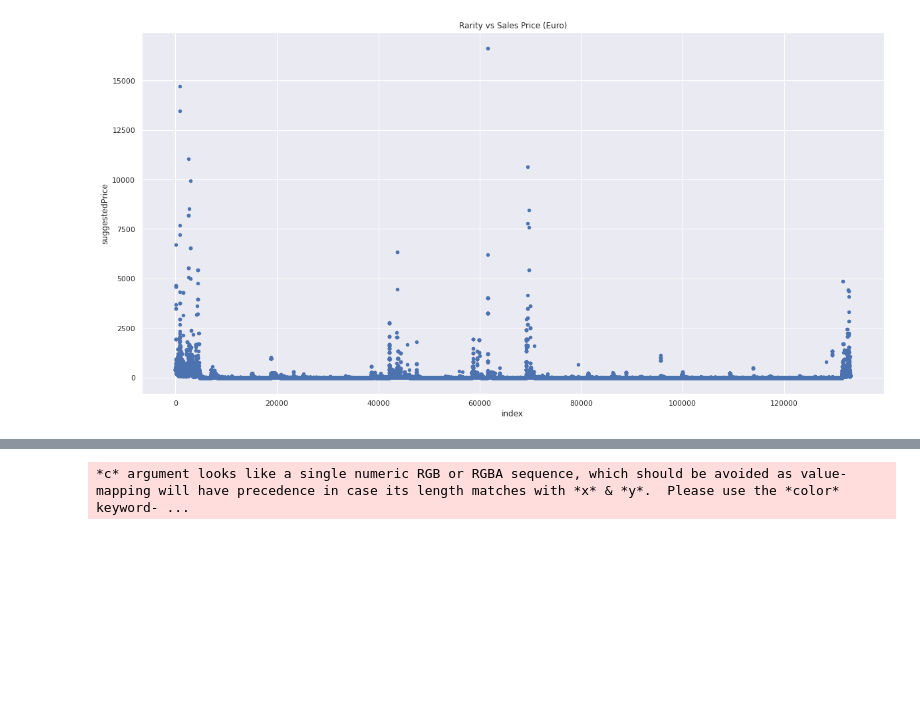
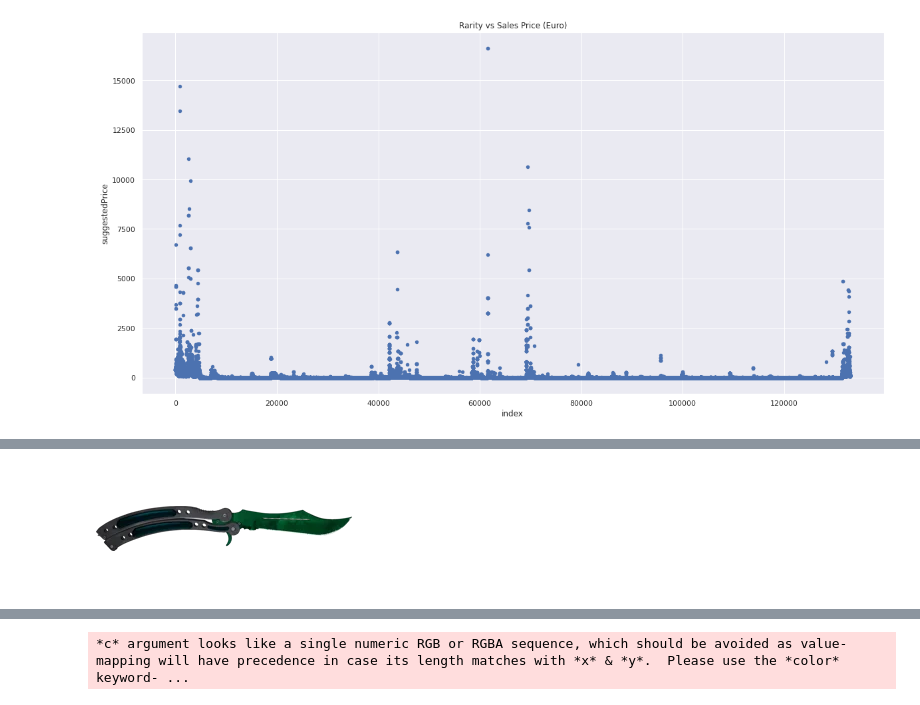
Before and after one commit to princessivy/Analyzing_CSGO_SkinPrices, a Jupyter notebook: CSGO_Analytics.ipynb, the cells around one changed output, grey strips where cells are left out. Saved outputs shown, nothing was run; the diff lists cells and outputs as text; code cells hidden in the pictures; blank space fills up the shorter version.

```diff
--- a/CSGO_Analytics.ipynb
+++ b/CSGO_Analytics.ipynb
@@ -487,0 +535,7 @@ Wie nun bei suggestedPrice zu sehen ist, gibt es weniger extreme Ausreißer nach
+# %%
+#drittteuerstes skin
+url = "https://cdn.skinport.com/cdn-cgi/image/width=256,height=128,fit=pad,format=webp,quality=85,background=transparent/images/screenshots/57386498/playside.png"
+im = Image.open(requests.get(url, stream=True).raw)
+im
+# %% [output]
+[figure, added]
```
Also changed, not shown: parts of 15 cells of this notebook.
